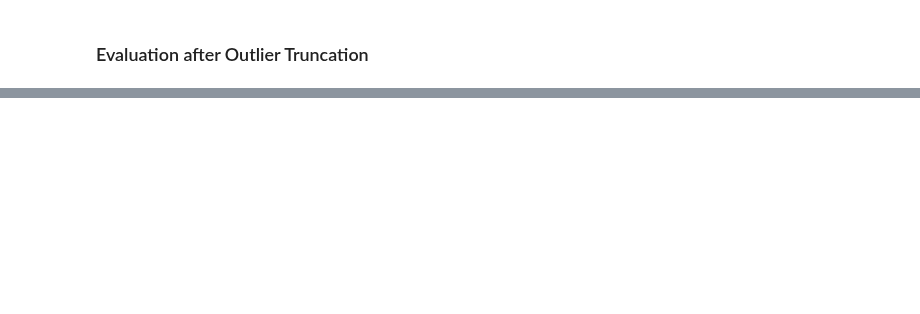
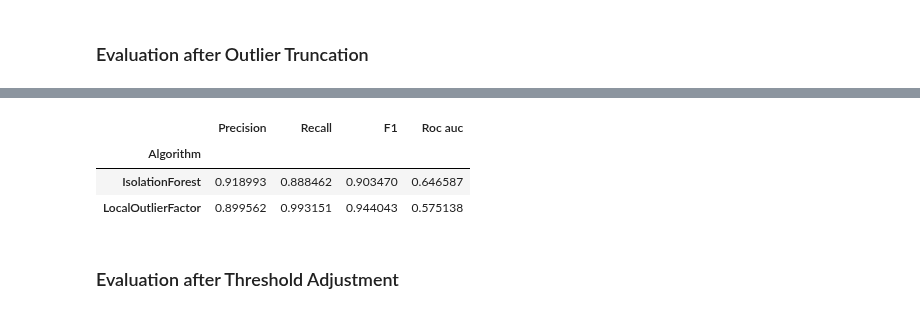
Before and after one commit to Janalytics94/anomaly-detection-software, a Jupyter notebook: src/notebooks/Evaluation.ipynb, the cells around one changed output, grey strips where cells are left out. Drawn from its saved outputs; the diff is of its cells as text; code cells hidden in the pictures; blank space fills up the shorter version.

```diff
--- a/src/notebooks/Evaluation.ipynb
+++ b/src/notebooks/Evaluation.ipynb
@@ -166,0 +184,16 @@ score_df
+# %%
+# get all scenarios in one data set at the end
+no_outliers_test = []
+for key in no_outliers.keys():
+    no_outliers[key]['scenario'] = key
+    temp_df = no_outliers[key]
+    no_outliers_test.append(temp_df)
+no_outliers['ALL'] = pd.concat(no_outliers_test)
+# %%
+# get true values to evaluate algorithm
+y_true = {}
+for i in range(0, len(scenarios)):
+    y_true[scenarios[i]] = encode(no_outliers[scenarios[i]])['exploit'] # remember 0 = inliners, 1 = outliers
+    # encode to fit Isolation Forest predicitons
+    y_true[scenarios[i]] = y_true[scenarios[i]].mask(y_true[scenarios[i]]==1, -1) # now # remember -1 outliers
+    y_true[scenarios[i]]  = y_true[scenarios[i]].mask(y_true[scenarios[i]]==0,  1) # 1 = inliners
@@ -166,0 +261,29 @@ score_df
+# %%
+# Sceanrio can be chosen dynamically
+scores = {}
+for h in range(0, len(scenarios)):
+    X_test = no_outliers[scenarios[h]]
+    X_test = select_columns_for_modelling(X_test)
+    algorithms = [(IsoForests[scenarios[h]], 'IsolationForest'),(lof_[scenarios[h]],'LocalOutlierFactor')]
+
+    dict_ = {scenarios[h] : defaultdict(list)}
+    scores.update(dict_)
+    for i, (algo, name) in enumerate(algorithms):
+        scores[scenarios[h]]["Algorithm"].append(name)
+        y_prediction = algo.predict(X_test)
+
+        for metric in [precision_score, recall_score, f1_score, roc_auc_score]:
+            score_name = metric.__name__.replace("_", " ").replace("score", "").capitalize()
+            scores[scenarios[h]][score_name].append(metric(y_true[scenarios[h]], y_prediction))
+
+        score_df = pd.DataFrame(scores[scenarios[h]]).set_index("Algorithm")
+        #score_df["Scenario"] = scenarios[h]
+        #score_df.round(decimals=3)
+score_df
+# %% [output]
+|  | Precision | Recall | F1 | Roc auc |
+| Algorithm |  |  |  |  |
+| IsolationForest | 0.918993 | 0.888462 | 0.903470 | 0.646587 |
+| LocalOutlierFactor | 0.899562 | 0.993151 | 0.944043 | 0.575138 |
+# %% [markdown]
+### Evaluation after Threshold Adjustment
```
Also changed, not shown: parts of 5 cells of this notebook, 11 other files.
